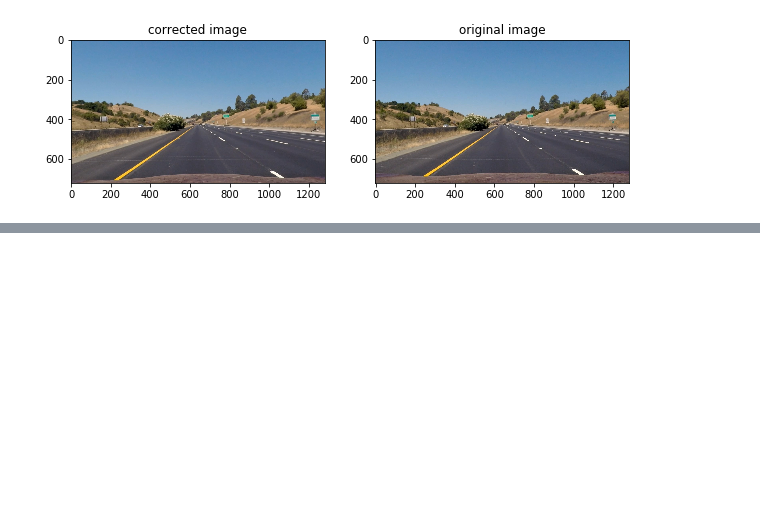
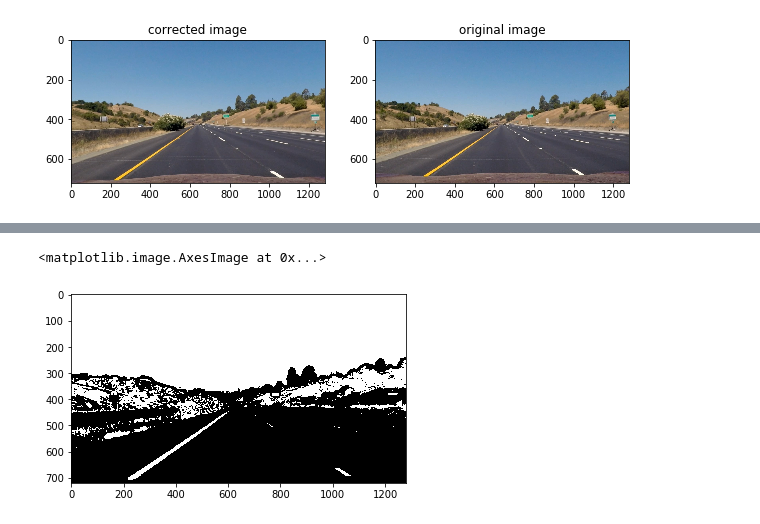
Before and after one commit to Aral-Sarrafi/Advanced_Lane_Finding, a Jupyter notebook: Advanced_Lane_Finding.ipynb, the cells around one changed output, grey strips where cells are left out. Drawn from its saved outputs; the diff is of its cells as text; code cells hidden in the pictures; blank space fills up the shorter version.

```diff
--- a/Advanced_Lane_Finding.ipynb
+++ b/Advanced_Lane_Finding.ipynb
@@ -71,0 +94,10 @@ axs[1].set_title('original image')
+# %%
+# Threshold the S channel
+thresh = (70, 255)
+S_binary = np.zeros_like(S_channel)
+S_binary[(S_channel>thresh[0]) & (S_channel<=thresh[1])] = 1
+
+plt.imshow(S_binary, cmap = 'gray')
+# %% [output]
+<matplotlib.image.AxesImage at 0x...>
+[figure, added]
```
Also changed, not shown: parts of 16 cells of this notebook.
